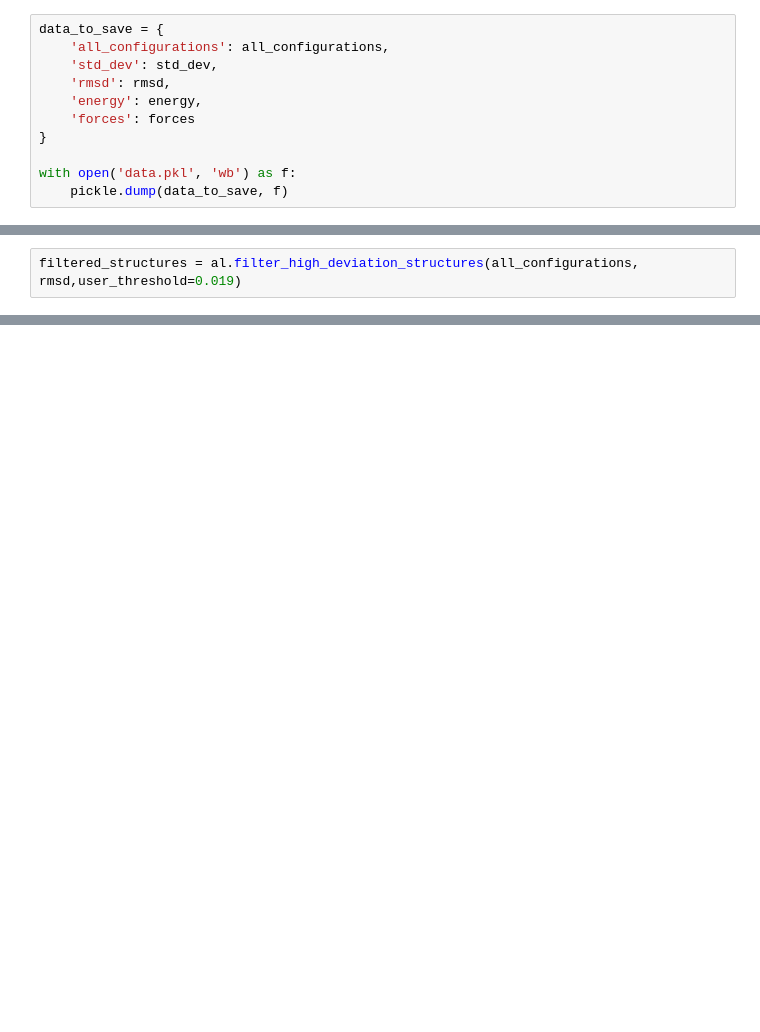
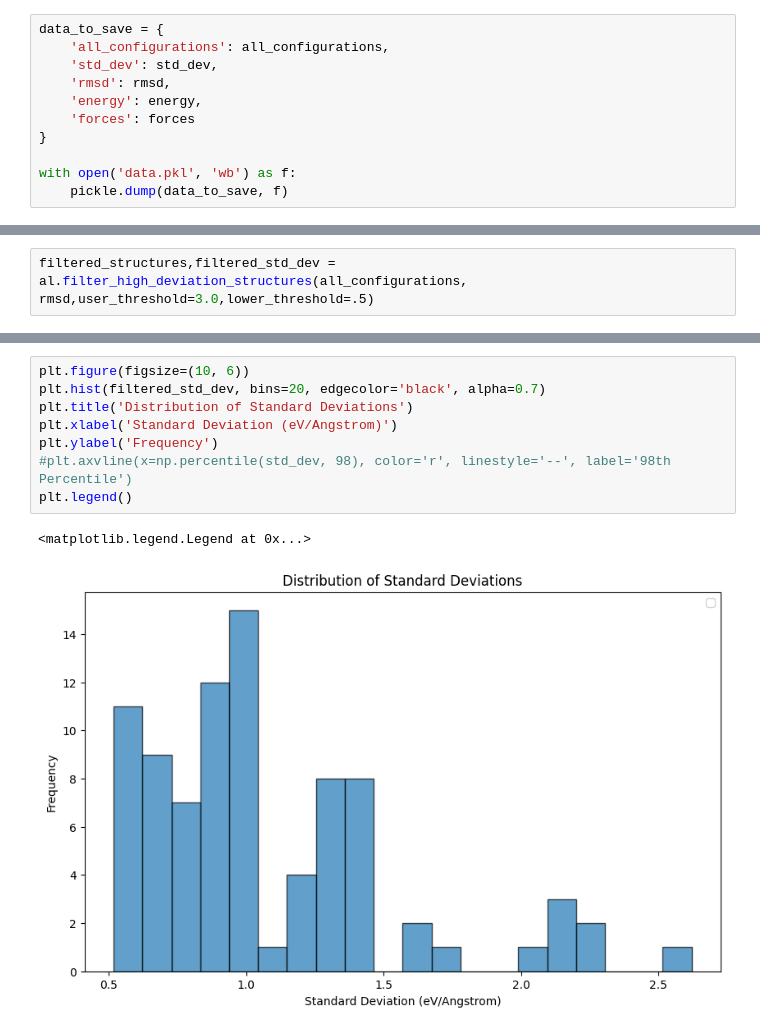
Before and after one commit to ignaciomigliaro/MLFF_training, a Jupyter notebook: Training/active_learning.ipynb, the cells around one changed output, grey strips where cells are left out. Saved outputs shown, nothing was run; the diff lists cells and outputs as text; blank space fills up the shorter version.

```diff
--- a/Training/active_learning.ipynb
+++ b/Training/active_learning.ipynb
@@ -113,3 +165,3 @@ plt.legend()
 # %%
-filtered_structures = al.filter_high_deviation_structures(all_configurations, rmsd,user_threshold=0.019)
+filtered_structures,filtered_std_dev = al.filter_high_deviation_structures(all_configurations, rmsd,user_threshold=3.0,lower_threshold=.5)
 # %% [output]
@@ -117,0 +171,11 @@ filtered_structures = al.filter_high_deviation_structures(all_configurations, rm
+# %%
+plt.figure(figsize=(10, 6))
+plt.hist(filtered_std_dev, bins=20, edgecolor='black', alpha=0.7)
+plt.title('Distribution of Standard Deviations')
+plt.xlabel('Standard Deviation (eV/Angstrom)')
+plt.ylabel('Frequency')
+#plt.axvline(x=np.percentile(std_dev, 98), color='r', linestyle='--', label='98th Percentile')
+plt.legend()
+# %% [output]
+<matplotlib.legend.Legend at 0x...>
+[figure, added]
```
Also changed, not shown: parts of 9 cells of this notebook, 1 other file.
